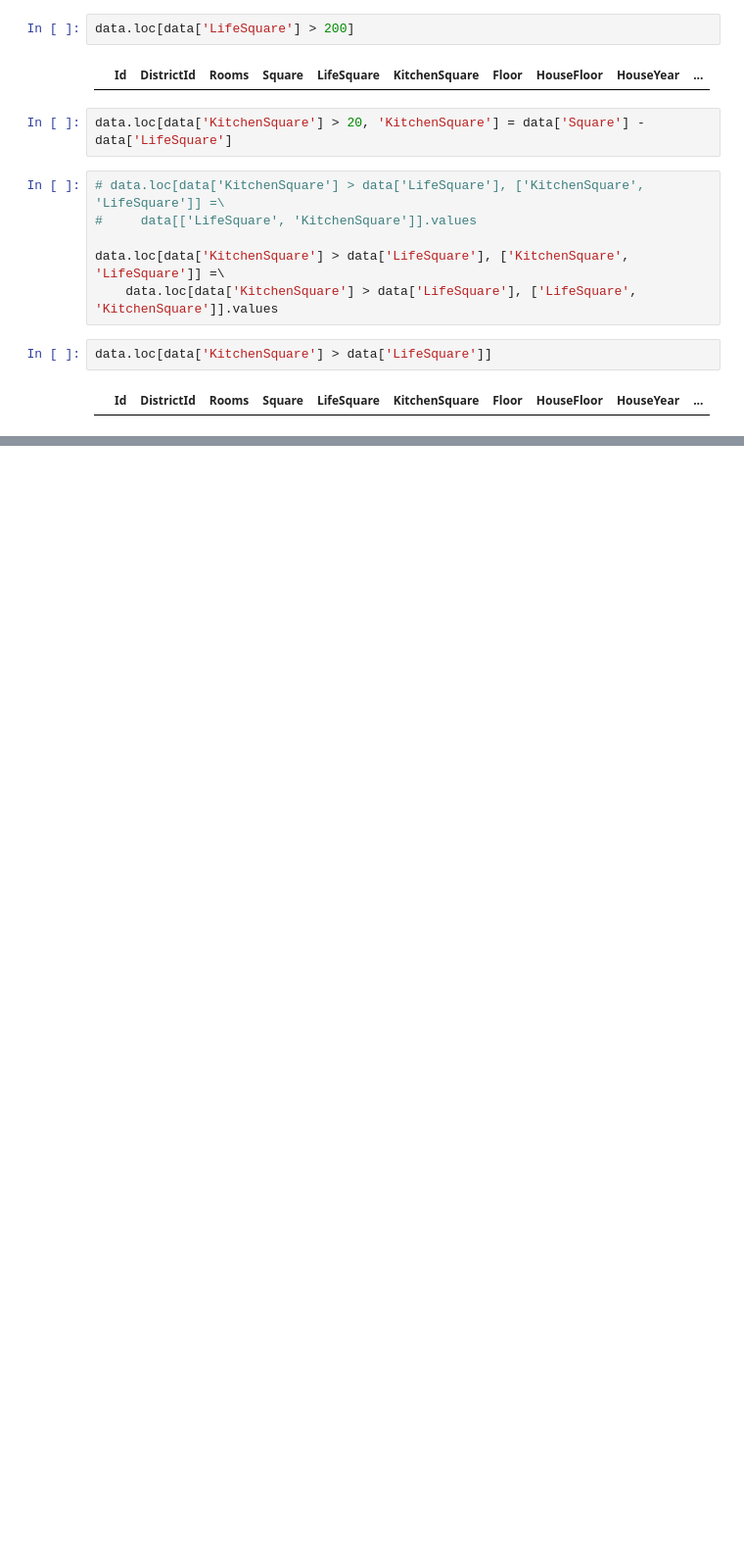
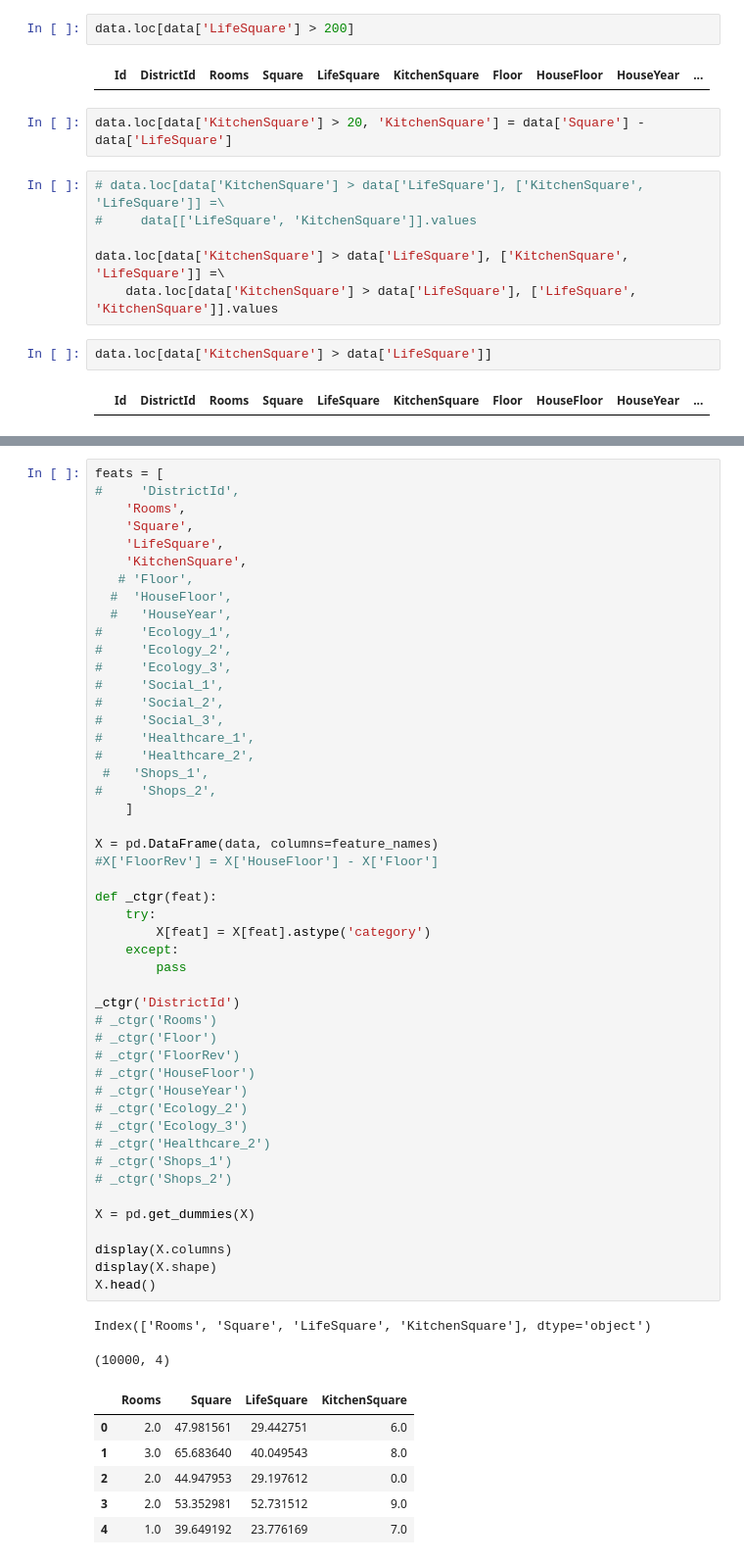
Before and after one commit to zirfuz/python_data_science, a Jupyter notebook: kurs1.ipynb, the cells around one changed output, grey strips where cells are left out. Shown: that part at 98% size. Drawn from its saved outputs; the diff is of its cells as text; blank space fills up the shorter version.

```diff
--- a/kurs1.ipynb
+++ b/kurs1.ipynb
@@ -186,0 +173,57 @@ plt.show()
+# %%
+feats = [
+#     'DistrictId',
+    'Rooms',
+    'Square',
+    'LifeSquare',
+    'KitchenSquare',
+   # 'Floor',
+  #  'HouseFloor',
+  #   'HouseYear',
+#     'Ecology_1',
+#     'Ecology_2',
+#     'Ecology_3',
+#     'Social_1',
+#     'Social_2',
+#     'Social_3',
+#     'Healthcare_1',
+#     'Healthcare_2',
+ #   'Shops_1',
+#     'Shops_2',
+    ]
+
+X = pd.DataFrame(data, columns=feature_names)
+#X['FloorRev'] = X['HouseFloor'] - X['Floor']
+
+def _ctgr(feat):
+    try:
+        X[feat] = X[feat].astype('category')
+    except:
+        pass
+
+_ctgr('DistrictId')
+# _ctgr('Rooms')
+# _ctgr('Floor')
+# _ctgr('FloorRev')
+# _ctgr('HouseFloor')
+# _ctgr('HouseYear')
+# _ctgr('Ecology_2')
+# _ctgr('Ecology_3')
+# _ctgr('Healthcare_2')
+# _ctgr('Shops_1')
+# _ctgr('Shops_2')
+
+X = pd.get_dummies(X)
+
+display(X.columns)
+display(X.shape)
+X.head()
+# %% [output]
+Index(['Rooms', 'Square', 'LifeSquare', 'KitchenSquare'], dtype='object')
+(10000, 4)
+|  | Rooms | Square | LifeSquare | KitchenSquare |
+| 0 | 2.0 | 47.981561 | 29.442751 | 6.0 |
+| 1 | 3.0 | 65.683640 | 40.049543 | 8.0 |
+| 2 | 2.0 | 44.947953 | 29.197612 | 0.0 |
+| 3 | 2.0 | 53.352981 | 52.731512 | 9.0 |
+| 4 | 1.0 | 39.649192 | 23.776169 | 7.0 |
```
Also changed, not shown: parts of 13 cells of this notebook.
